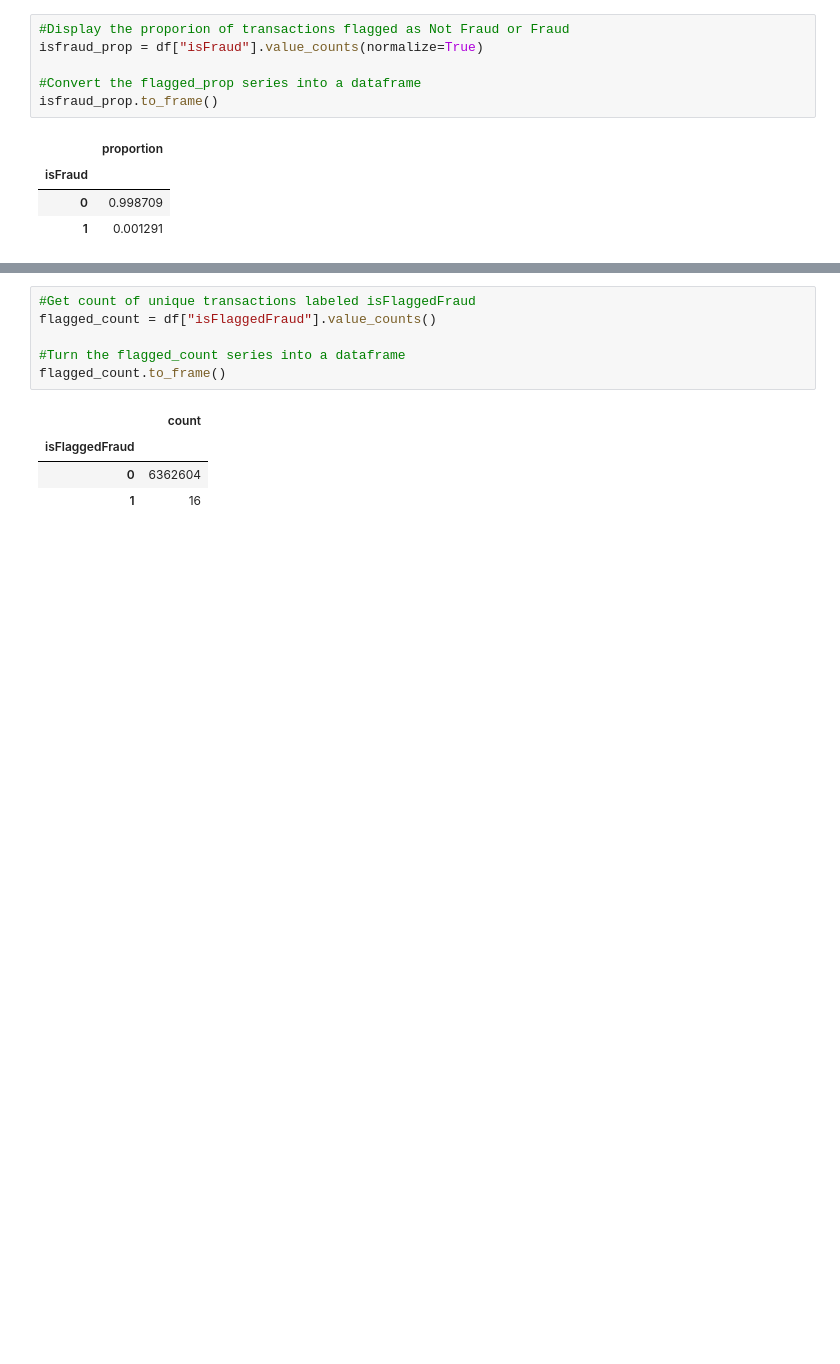
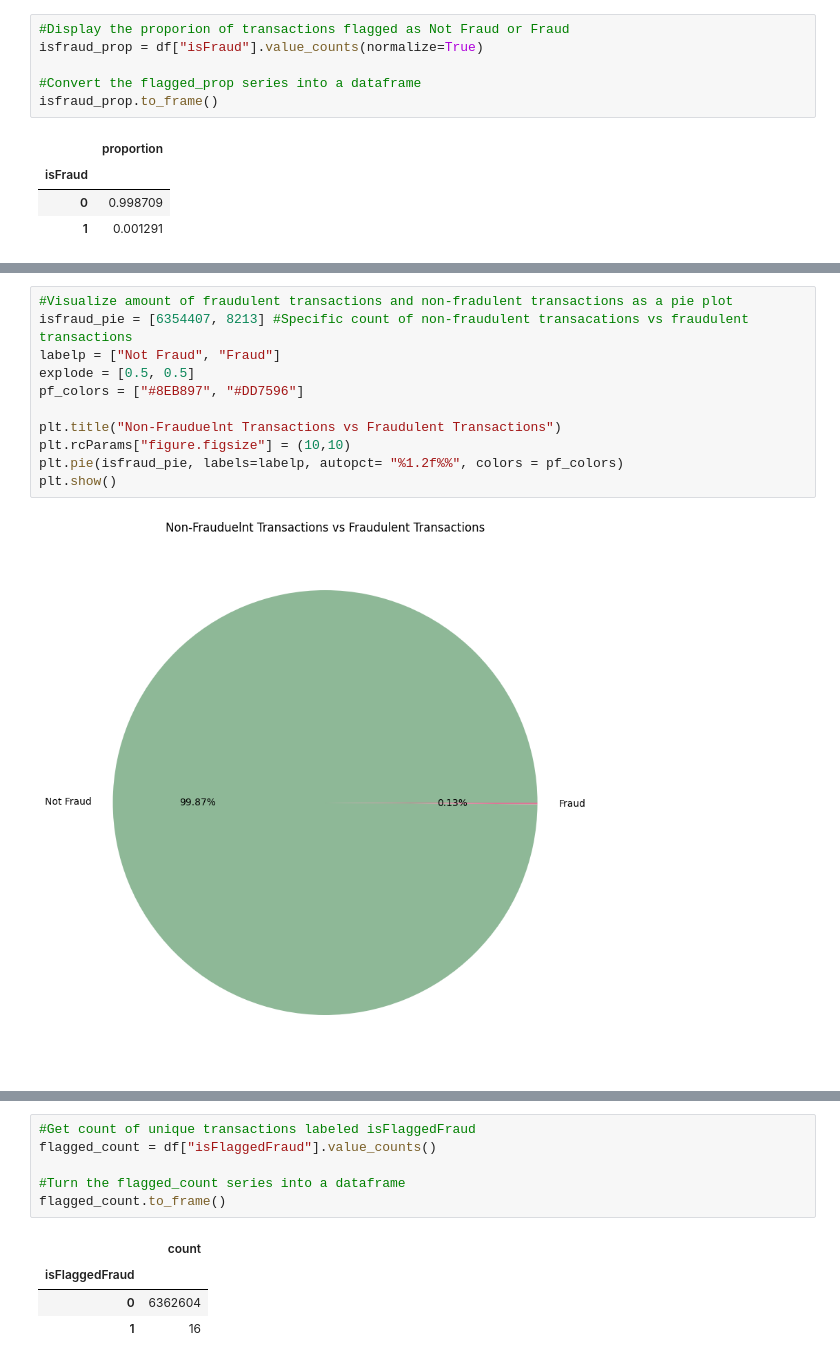
Before and after one commit to thetechleila/FinancialFraudData_EDA, a Jupyter notebook: eda01_initial_analysis/FinFraudEDA_01.ipynb, the cells around one changed output, grey strips where cells are left out. Saved outputs shown, nothing was run; the diff lists cells and outputs as text; blank space fills up the shorter version.

Commit message:
chart update

```diff
--- a/eda01_initial_analysis/FinFraudEDA_01.ipynb
+++ b/eda01_initial_analysis/FinFraudEDA_01.ipynb
@@ -136 +136,14 @@ isfraud_prop.to_frame()
+# %%
+#Visualize amount of fraudulent transactions and non-fradulent transactions as a pie plot
+isfraud_pie = [6354407, 8213] #Specific count of non-fraudulent transacations vs fraudulent transactions
+labelp = ["Not Fraud", "Fraud"]
+explode = [0.5, 0.5]
+pf_colors = ["#8EB897", "#DD7596"]
+
+plt.title("Non-Frauduelnt Transactions vs Fraudulent Transactions")
+plt.rcParams["figure.figsize"] = (10,10)
+plt.pie(isfraud_pie, labels=labelp, autopct= "%1.2f%%", colors = pf_colors)
+plt.show()
+# %% [output]
+[figure, added]
 # %% [markdown]
```
Also changed, not shown: parts of 3 cells of this notebook.
